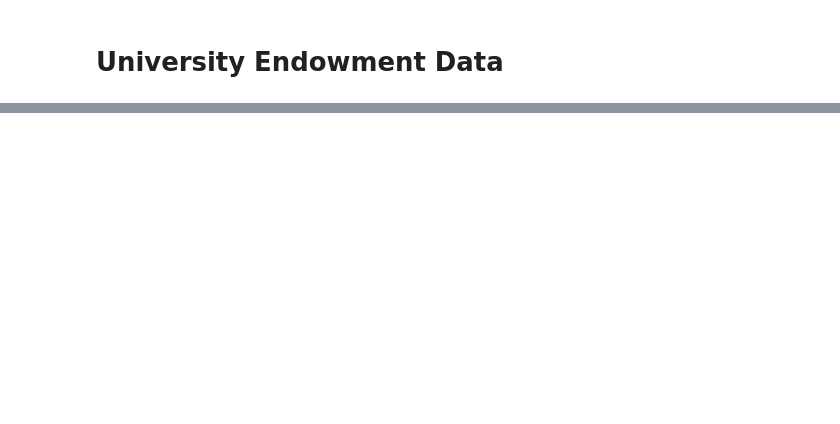
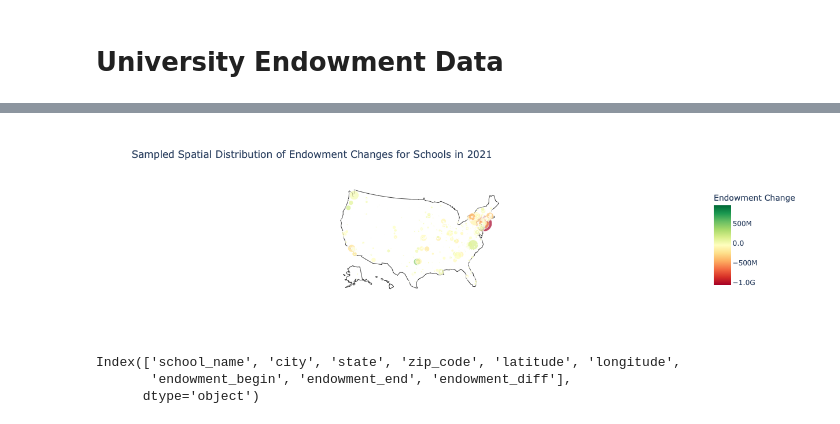
Before and after one commit to mayaniyogi/as.180.369, a Jupyter notebook: contrib/mayaniyogi/Working_notebook.ipynb, the cells around one changed output, grey strips where cells are left out. Cells and saved outputs as stored; diff of their text form; code cells hidden in the pictures; blank space fills up the shorter version.

```diff
--- a/contrib/mayaniyogi/Working_notebook.ipynb
+++ b/contrib/mayaniyogi/Working_notebook.ipynb
@@ -790,0 +875,4 @@ doe_data
+# %%
+# Sample 500 rows if the dataset is very large
+df_sampled = df_endowment.sample(n= 1000, random_state= 42)
+df_sampled
@@ -790,0 +893,39 @@ doe_data
+# %%
+import plotly.express as px
+
+# Plot the data with Plotly
+fig = px.scatter_geo(
+    df_sampled,
+    lat="latitude",
+    lon="longitude",
+    hover_name="school_name",
+    hover_data={"endowment_begin": True, "endowment_end": True, "endowment_diff": True, "city": True, "state": True},
+    color="endowment_diff",
+    color_continuous_scale="RdYlGn",
+    size="endowment_end",
+    title="Sampled Spatial Distribution of Endowment Changes for Schools in 2021"
+)
+
+# Update map settings within update_geos (for geo-specific styling)
+fig.update_geos(
+    scope="usa",
+    landcolor="white",
+    showcountries=True,
+    showcoastlines=True,
+    coastlinecolor="LightGray"
+)
+
+# Update layout for color bar and additional layout settings
+fig.update_layout(
+    coloraxis_colorbar=dict(title="Endowment Change", tickformat=".2s")
+)
+
+fig.show()
+# %% [output]
+[figure, added]
+# %%
+df_sampled.columns
+# %% [output]
+Index(['school_name', 'city', 'state', 'zip_code', 'latitude', 'longitude',
+       'endowment_begin', 'endowment_end', 'endowment_diff'],
+      dtype='object')
```
Also changed, not shown: parts of 20 cells of this notebook, 1 other file.
